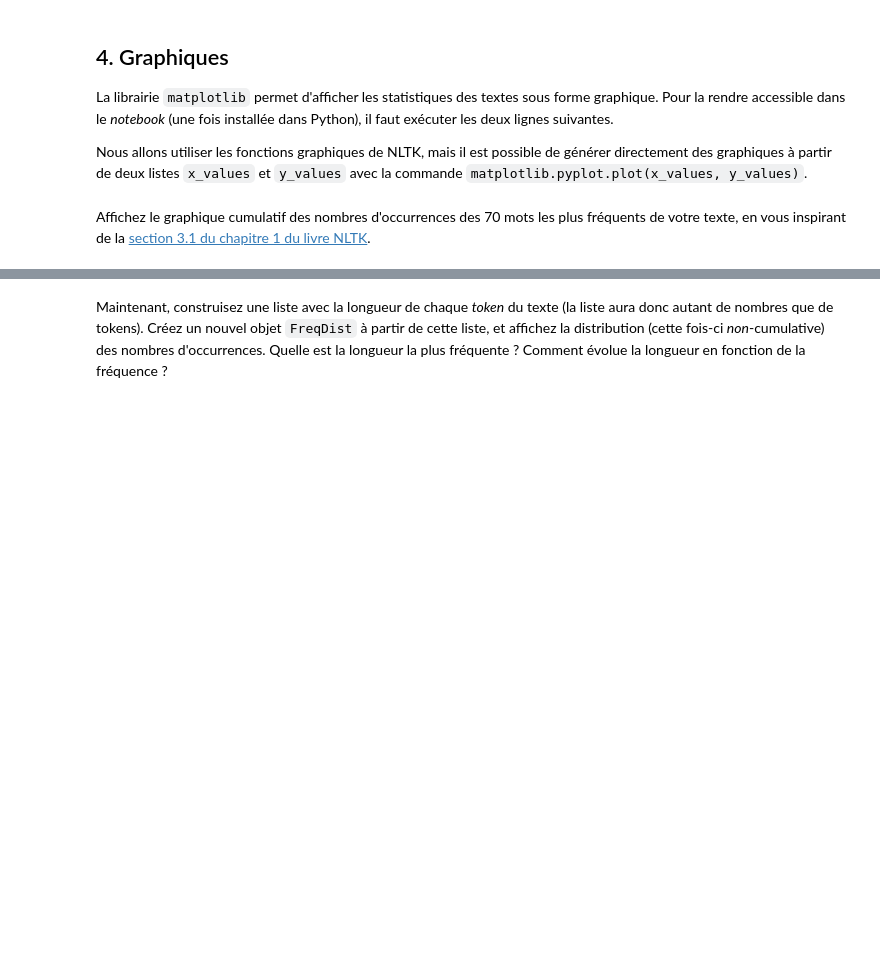
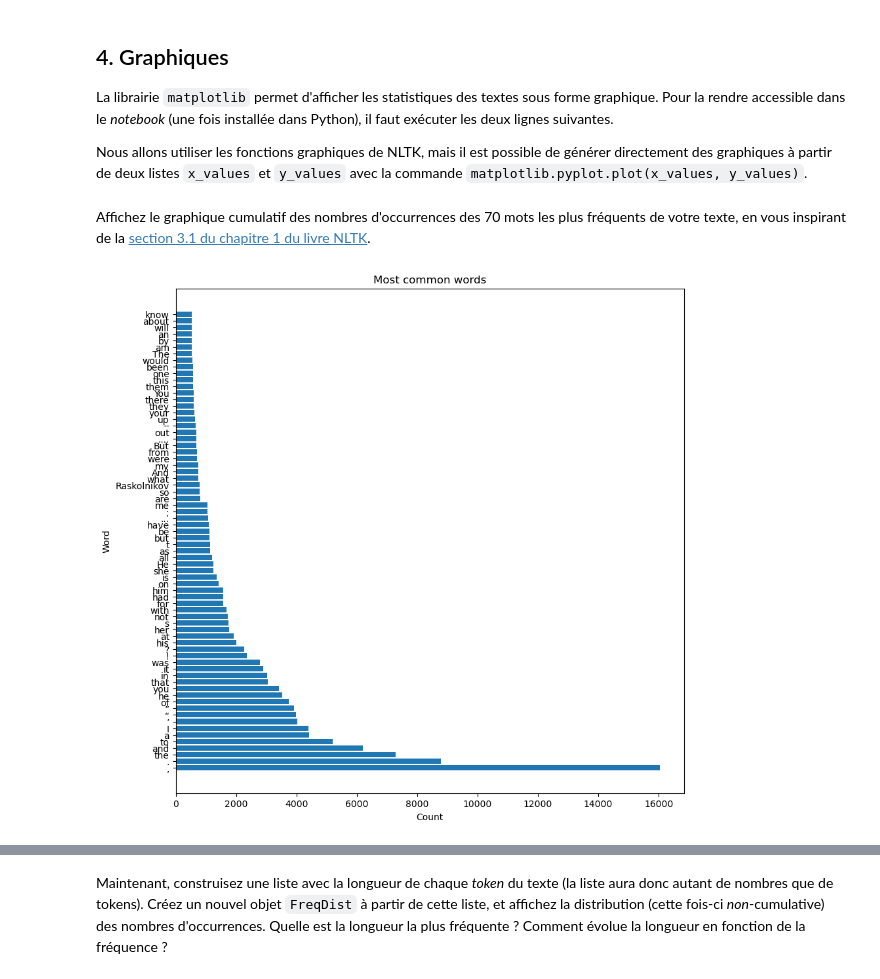
Before and after one commit to ODAncona/tal_lab, a Jupyter notebook: labo1/TAL_Labo1b_dancona_maier.ipynb, the cells around one changed output, grey strips where cells are left out. Cells and saved outputs as stored; diff of their text form; code cells hidden in the pictures; blank space fills up the shorter version.

```diff
--- a/labo1/TAL_Labo1b_dancona_maier.ipynb
+++ b/labo1/TAL_Labo1b_dancona_maier.ipynb
@@ -295,8 +291,13 @@ NLTK peut facilement calculer les fréquences de tous les _tokens_ dans un `nltk
 
 Veuillez construire la distribution de fréquences de votre texte.
 # %%
+from nltk import FreqDist
 # Please write your Python code in this cell and execute it.
+freq_dist = FreqDist(text)
 # %% [markdown]
 Affichez les mots qui ont plus de 4 lettres parmi les 70 mots les plus fréquents.
 # %%
 # Please write your Python code in this cell and execute it.
+#list(filter(lambda x: len(x[0]) > 4, freq_dist.most_common(70)))
+most_common_70 = freq_dist.most_common(70)
+[x for x in most_common_70 if len(x[0]) > 4]
@@ -315,0 +316,15 @@ text.dispersion_plot(["money", "house", "family", "wife", "son", "daughter", "fa
+# %%
+words = []
+counts = []
+for a,b in most_common_70:
+    words.append(a)
+    counts.append(b)
+
+fig, ax = plt.subplots(figsize=(10, 10))
+ax.barh(words, counts)
+ax.set_title("Most common words")
+ax.set_xlabel("Count")
+ax.set_ylabel("Word")
+ax.set_autoscalex_on(True)
+# %% [output]
+[figure, added]
```
Also changed, not shown: parts of 12 cells of this notebook.
